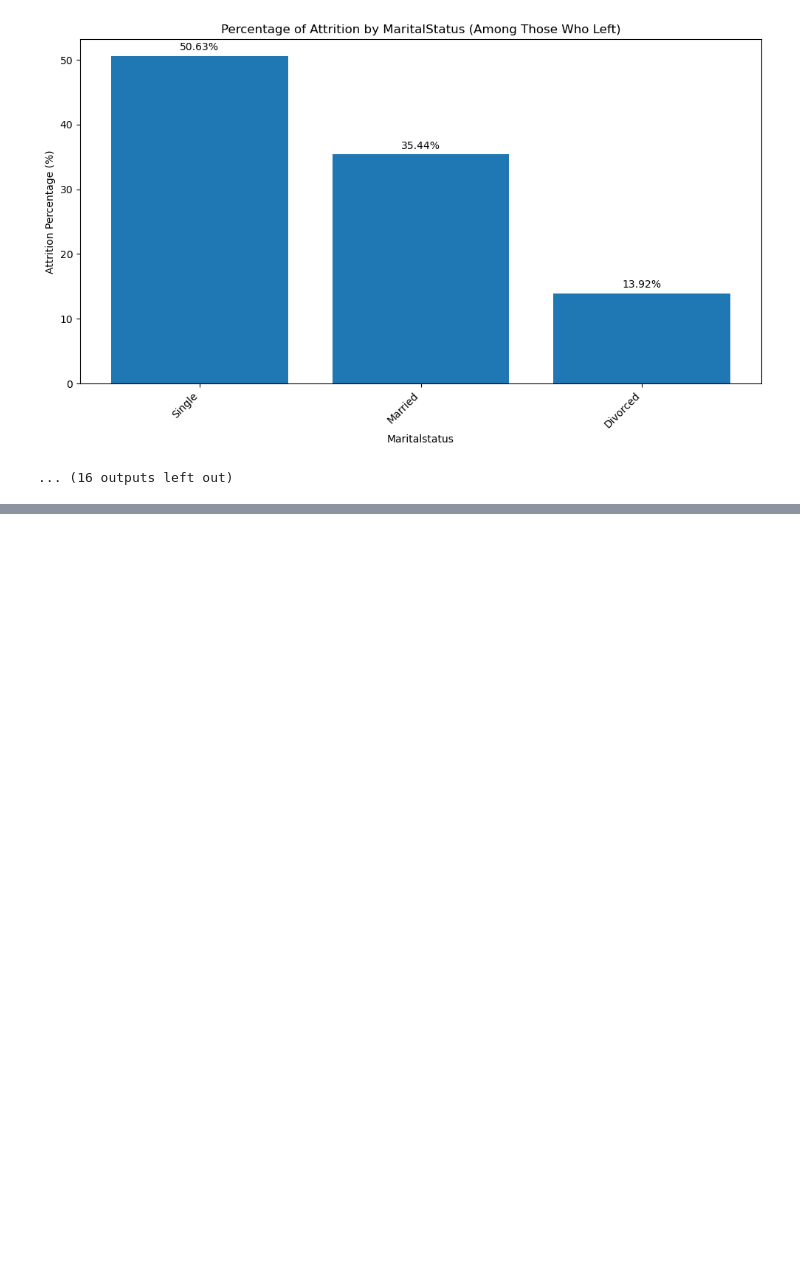
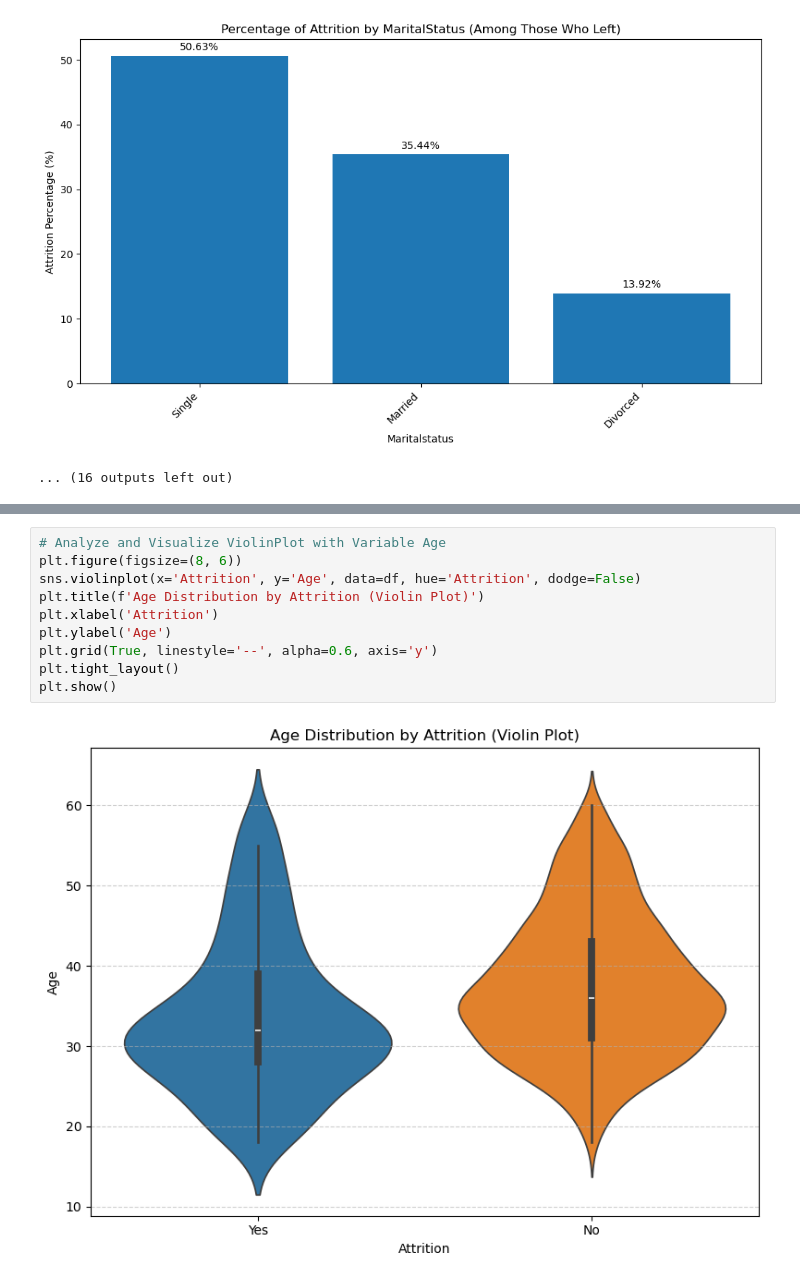
Before and after one commit to cihernand/ibm_hr_analytics, a Jupyter notebook: DataCleaningandExploration.ipynb, the cells around one changed output, grey strips where cells are left out. Drawn from its saved outputs; the diff is of its cells as text; blank space fills up the shorter version.

```diff
--- a/DataCleaningandExploration.ipynb
+++ b/DataCleaningandExploration.ipynb
@@ -307,0 +327,12 @@ for col in categorical_cols_to_analyze:
+# %%
+# Analyze and Visualize ViolinPlot with Variable Age
+plt.figure(figsize=(8, 6))
+sns.violinplot(x='Attrition', y='Age', data=df, hue='Attrition', dodge=False)
+plt.title(f'Age Distribution by Attrition (Violin Plot)')
+plt.xlabel('Attrition')
+plt.ylabel('Age')
+plt.grid(True, linestyle='--', alpha=0.6, axis='y')
+plt.tight_layout()
+plt.show()
+# %% [output]
+[figure, added]
```
Also changed, not shown: parts of 5 cells of this notebook.
